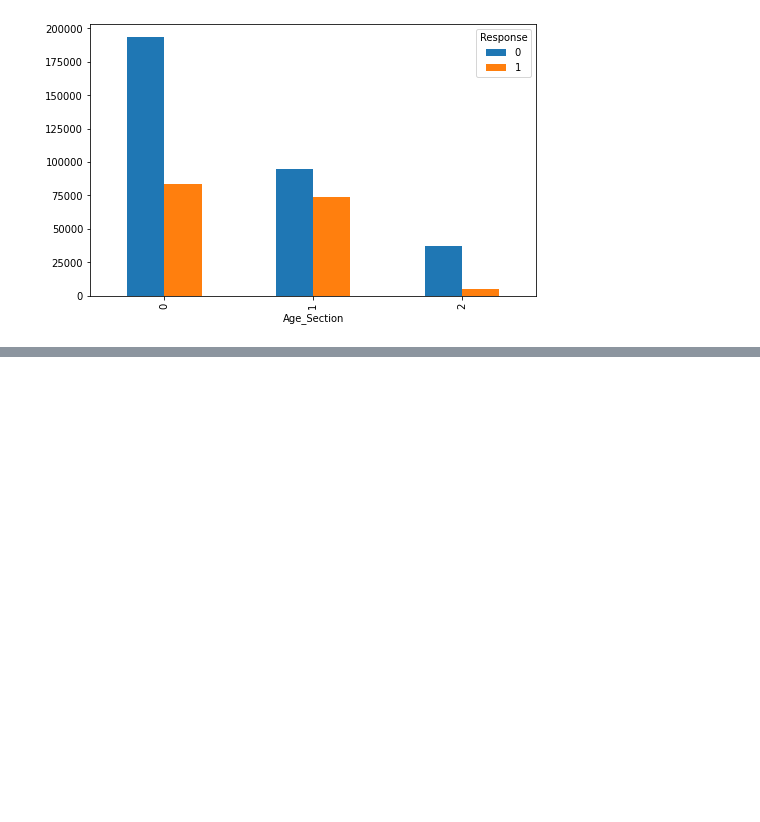
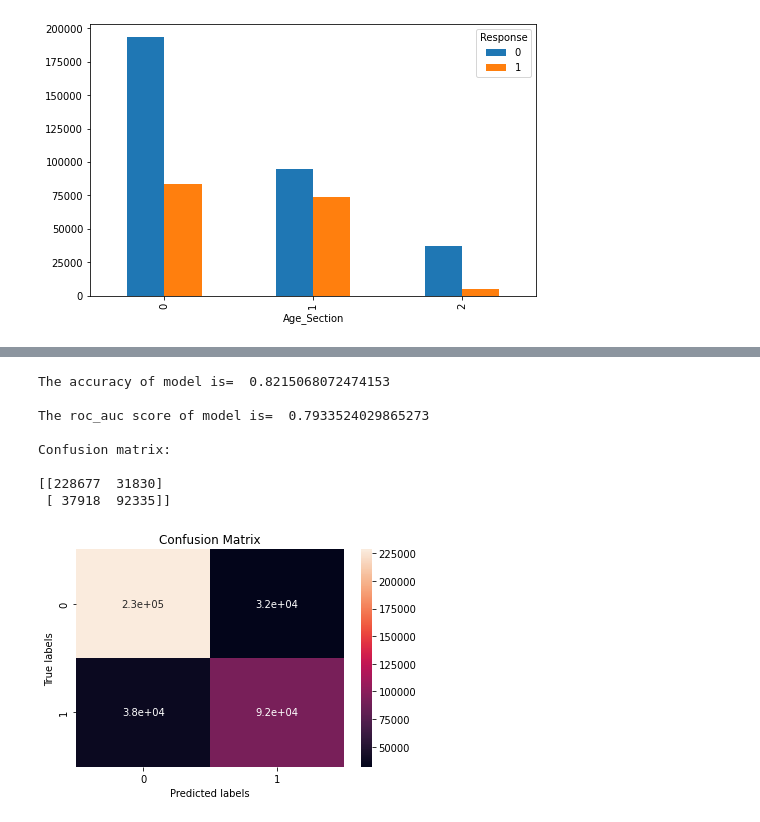
Before and after one commit to gauriagarwal18/HEALTH-INSURANCE-CROSS-SELL-PREDICTION, a Jupyter notebook: HEALTH_INSURANCE_CROSS_SELL_PREDICTION.ipynb, the cells around one changed output, grey strips where cells are left out. Saved outputs shown, nothing was run; the diff lists cells and outputs as text; code cells hidden in the pictures; blank space fills up the shorter version.

```diff
--- a/HEALTH_INSURANCE_CROSS_SELL_PREDICTION.ipynb
+++ b/HEALTH_INSURANCE_CROSS_SELL_PREDICTION.ipynb
@@ -763,0 +878,15 @@ for c in independent_categorical_features:
+# %%
+test_predicted=dtree.predict(x_test)
+train_predicted=dtree.predict(x_train)
+# %%
+model_checking(y_train, train_predicted,labels=["0","1"])
+# %% [output]
+The accuracy of model is=  0.8215068072474153
+
+The roc_auc score of model is=  0.7933524029865273
+
+Confusion matrix:
+
+[[228677  31830]
+ [ 37918  92335]]
+[figure, added]
```
Also changed, not shown: parts of 20 cells of this notebook.
